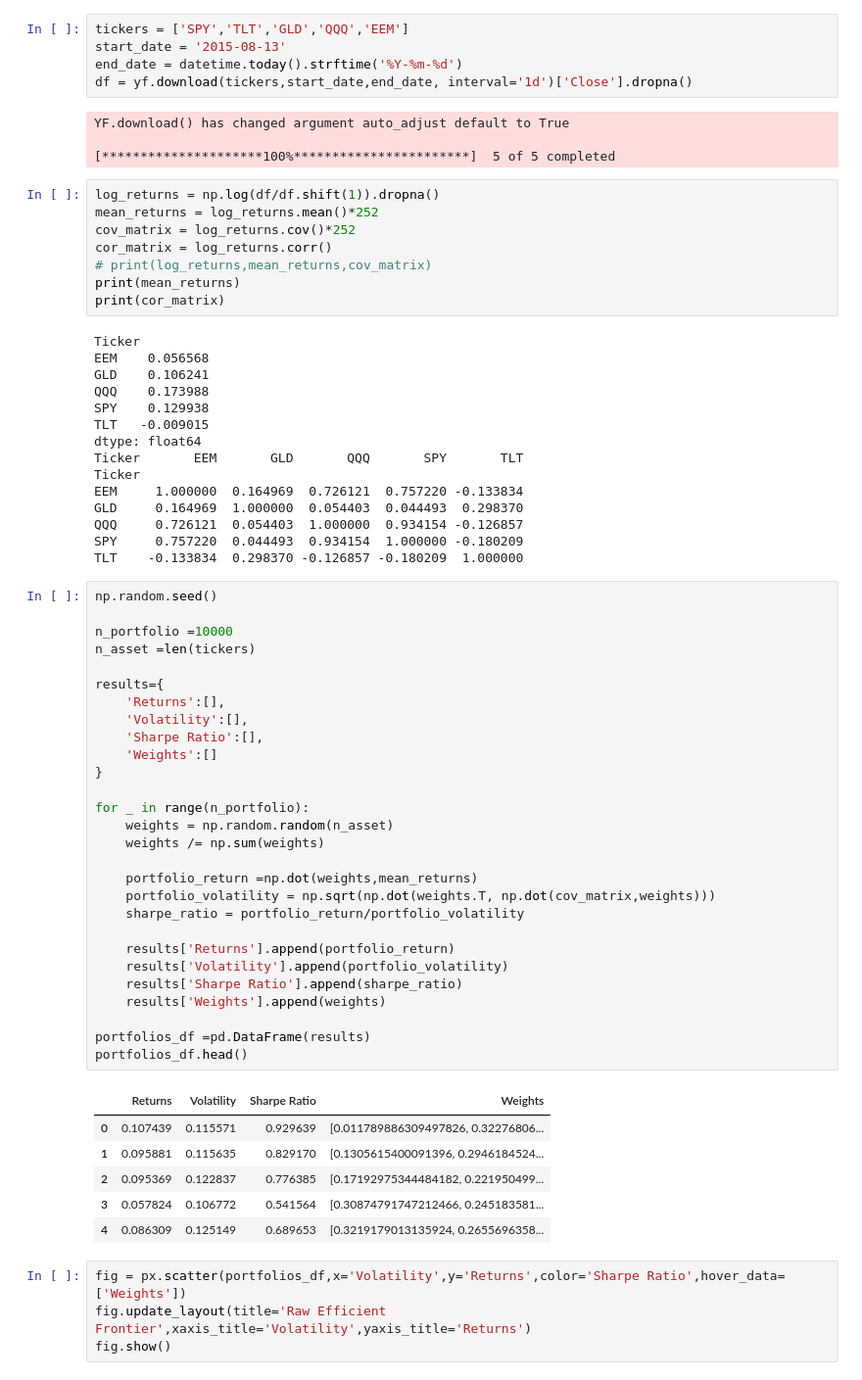
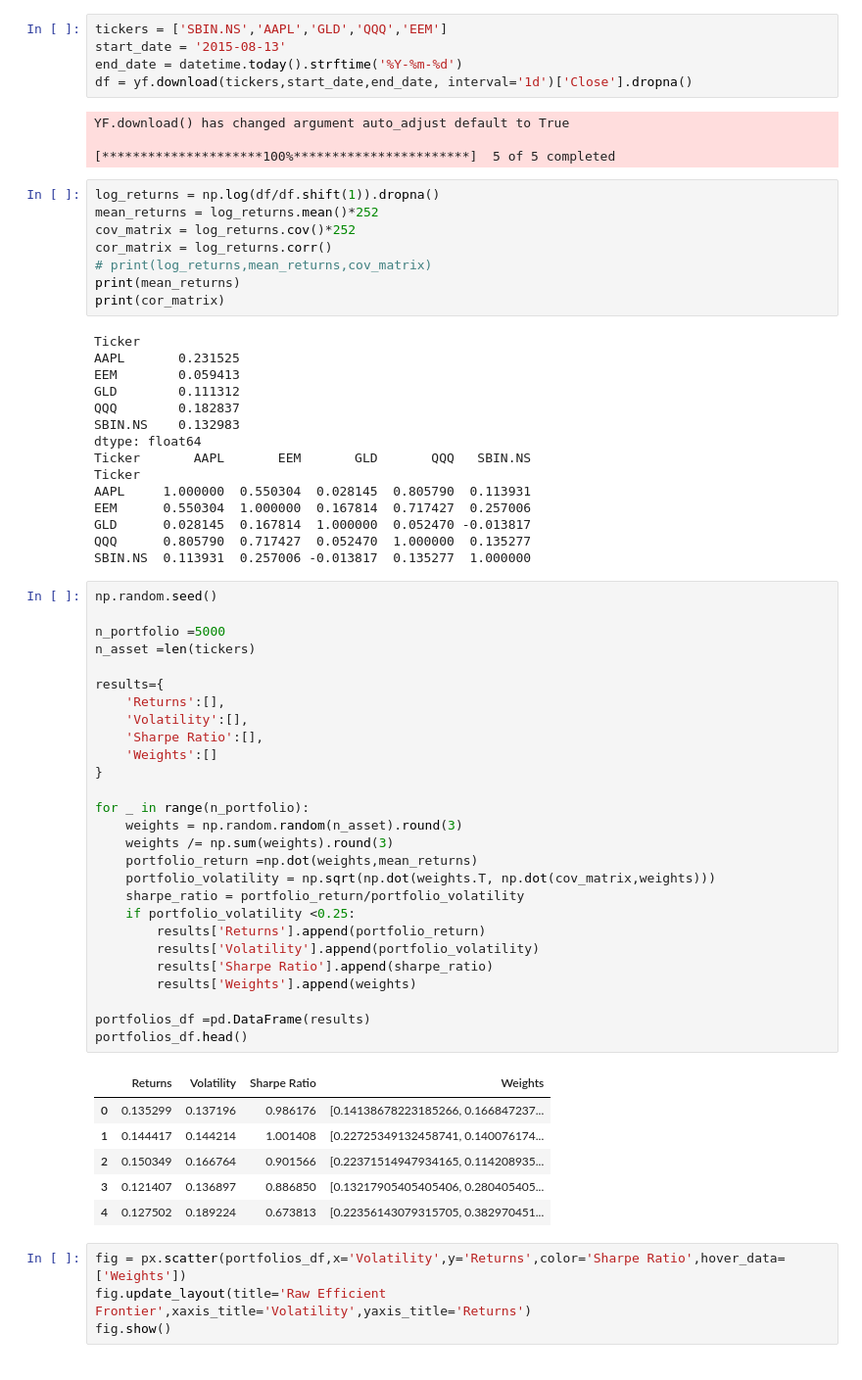
Before and after one commit to shadab28/Portfolio-manager, a Jupyter notebook: Portfolio_optimize.ipynb, the cells around one changed output. Shown at 98% size. Cells and saved outputs as stored; diff of their text form.

```diff
--- a/Portfolio_optimize.ipynb
+++ b/Portfolio_optimize.ipynb
@@ -10,6 +11,6 @@ from plotly.subplots import make_subplots
 from datetime import datetime, timedelta
 # %%
-tickers = ['SPY','TLT','GLD','QQQ','EEM']
+tickers = ['SBIN.NS','AAPL','GLD','QQQ','EEM']
 start_date = '2015-08-13'
 end_date = datetime.today().strftime('%Y-%m-%d')
 df = yf.download(tickers,start_date,end_date, interval='1d')['Close'].dropna()
@@ -27,54 +28,53 @@ print(mean_returns)
 print(cor_matrix)
 # %% [output]
 Ticker
-EEM    0.056568
-GLD    0.106241
-QQQ    0.173988
-SPY    0.129938
-TLT   -0.009015
+AAPL       0.231525
+EEM        0.059413
+GLD        0.111312
+QQQ        0.182837
+SBIN.NS    0.132983
 dtype: float64
-Ticker       EEM       GLD       QQQ       SPY       TLT
+Ticker       AAPL       EEM       GLD       QQQ   SBIN.NS
 Ticker
-EEM     1.000000  0.164969  0.726121  0.757220 -0.133834
-GLD     0.164969  1.000000  0.054403  0.044493  0.298370
-QQQ     0.726121  0.054403  1.000000  0.934154 -0.126857
-SPY     0.757220  0.044493  0.934154  1.000000 -0.180209
-TLT    -0.133834  0.298370 -0.126857 -0.180209  1.000000
+AAPL     1.000000  0.550304  0.028145  0.805790  0.113931
+EEM      0.550304  1.000000  0.167814  0.717427  0.257006
+GLD      0.028145  0.167814  1.000000  0.052470 -0.013817
+QQQ      0.805790  0.717427  0.052470  1.000000  0.135277
+SBIN.NS  0.113931  0.257006 -0.013817  0.135277  1.000000
 # %%
 np.random.seed()
 
-n_portfolio =10000
+n_portfolio =5000
 n_asset =len(tickers)
 
 results={
     'Returns':[],
     'Volatility':[],
     'Sharpe Ratio':[],
     'Weights':[]
 }
 
 for _ in range(n_portfolio):
-    weights = np.random.random(n_asset)
-    weights /= np.sum(weights)
-
+    weights = np.random.random(n_asset).round(3)
+    weights /= np.sum(weights).round(3)
     portfolio_return =np.dot(weights,mean_returns)
     portfolio_volatility = np.sqrt(np.dot(weights.T, np.dot(cov_matrix,weights)))
     sharpe_ratio = portfolio_return/portfolio_volatility
-
-    results['Returns'].append(portfolio_return)
-    results['Volatility'].append(portfolio_volatility)
-    results['Sharpe Ratio'].append(sharpe_ratio)
-    results['Weights'].append(weights)
+    if portfolio_volatility <0.25:
+        results['Returns'].append(portfolio_return)
+        results['Volatility'].append(portfolio_volatility)
+        results['Sharpe Ratio'].append(sharpe_ratio)
+        results['Weights'].append(weights)
 
 portfolios_df =pd.DataFrame(results)
 portfolios_df.head()
 # %% [output]
 |  | Returns | Volatility | Sharpe Ratio | Weights |
-| 0 | 0.107439 | 0.115571 | 0.929639 | [0.011789886309497826, 0.32276806... |
-| 1 | 0.095881 | 0.115635 | 0.829170 | [0.1305615400091396, 0.2946184524... |
-| 2 | 0.095369 | 0.122837 | 0.776385 | [0.17192975344484182, 0.221950499... |
-| 3 | 0.057824 | 0.106772 | 0.541564 | [0.30874791747212466, 0.245183581... |
-| 4 | 0.086309 | 0.125149 | 0.689653 | [0.3219179013135924, 0.2655696358... |
+| 0 | 0.135299 | 0.137196 | 0.986176 | [0.14138678223185266, 0.166847237... |
+| 1 | 0.144417 | 0.144214 | 1.001408 | [0.22725349132458741, 0.140076174... |
+| 2 | 0.150349 | 0.166764 | 0.901566 | [0.22371514947934165, 0.114208935... |
+| 3 | 0.121407 | 0.136897 | 0.886850 | [0.13217905405405406, 0.280405405... |
+| 4 | 0.127502 | 0.189224 | 0.673813 | [0.22356143079315705, 0.382970451... |
 # %%
 fig = px.scatter(portfolios_df,x='Volatility',y='Returns',color='Sharpe Ratio',hover_data=['Weights'])
 fig.update_layout(title='Raw Efficient Frontier',xaxis_title='Volatility',yaxis_title='Returns')
```
Also changed, not shown: parts of 6 cells of this notebook, 4 other files.
